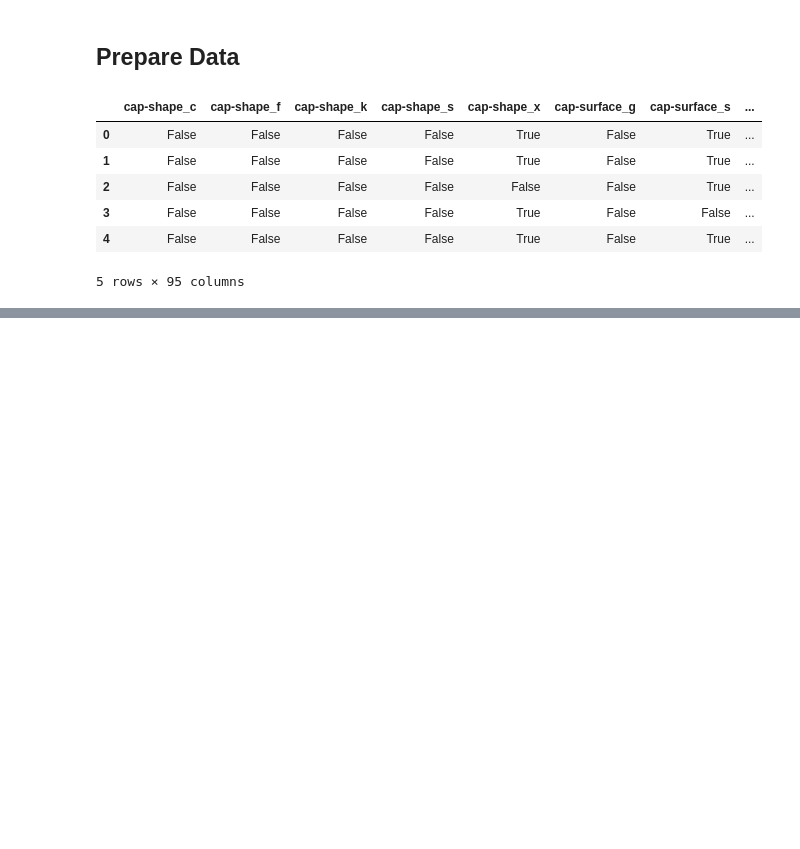
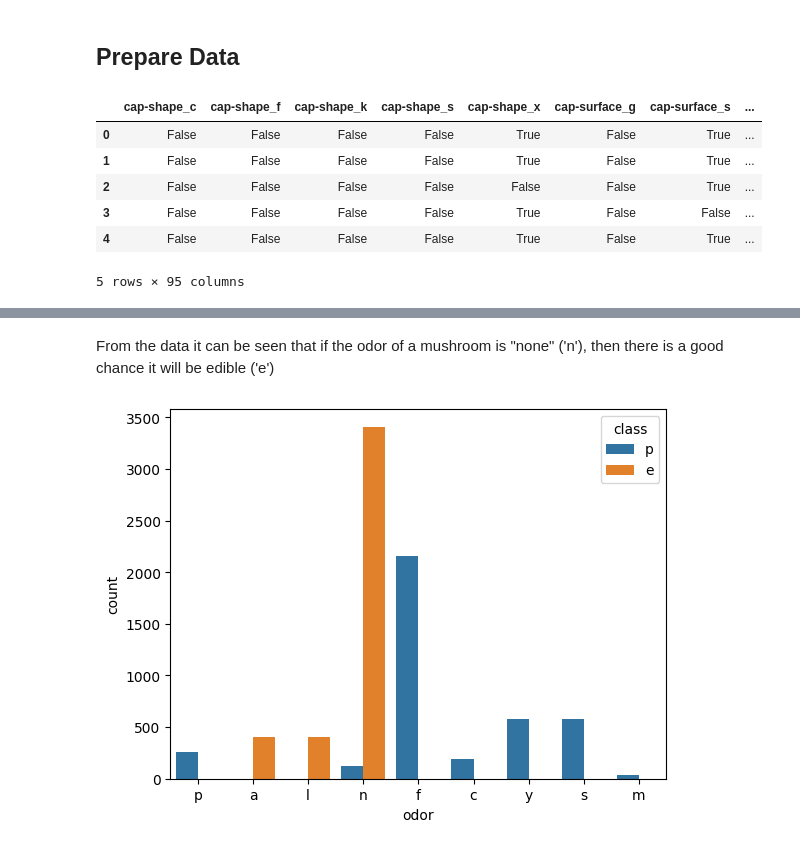
Before and after one commit to Mando-coder/machine-learning, a Jupyter notebook: src/notebooks/14_Boosting.ipynb, the cells around one changed output, grey strips where cells are left out. Cells and saved outputs as stored; diff of their text form; code cells hidden in the pictures; blank space fills up the shorter version.

```diff
--- a/src/notebooks/14_Boosting.ipynb
+++ b/src/notebooks/14_Boosting.ipynb
@@ -113,0 +137,7 @@ X_train, X_test, y_train, y_test = train_test_split(X, y, test_size=0.15, random
+# %% [markdown]
+From the data it can be seen that if the odor of a mushroom is "none" ('n'), then there is a good chance it will be edible ('e')
+# %%
+sns.countplot(data, x='odor', hue='class')
+plt.show()
+# %% [output]
+[figure, added]
```
Also changed, not shown: parts of 14 cells of this notebook.
